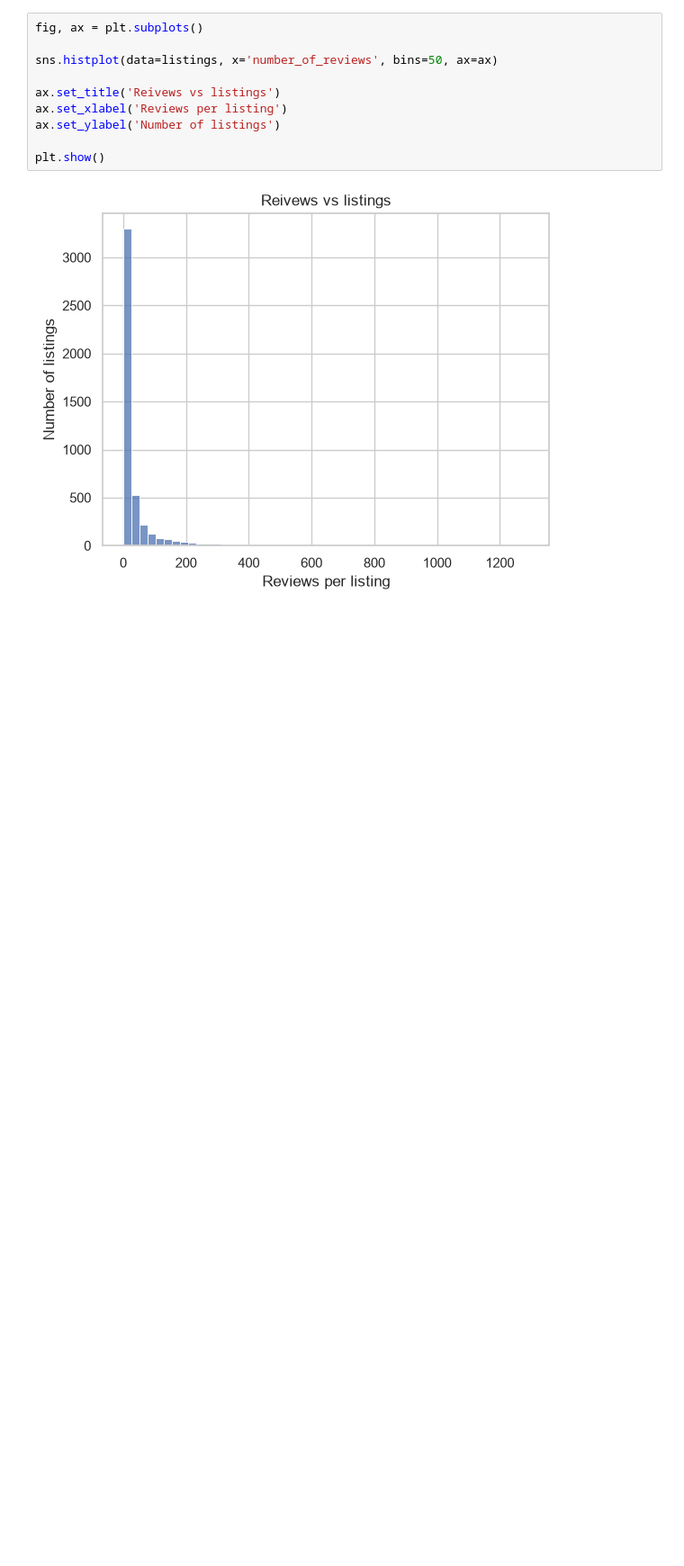
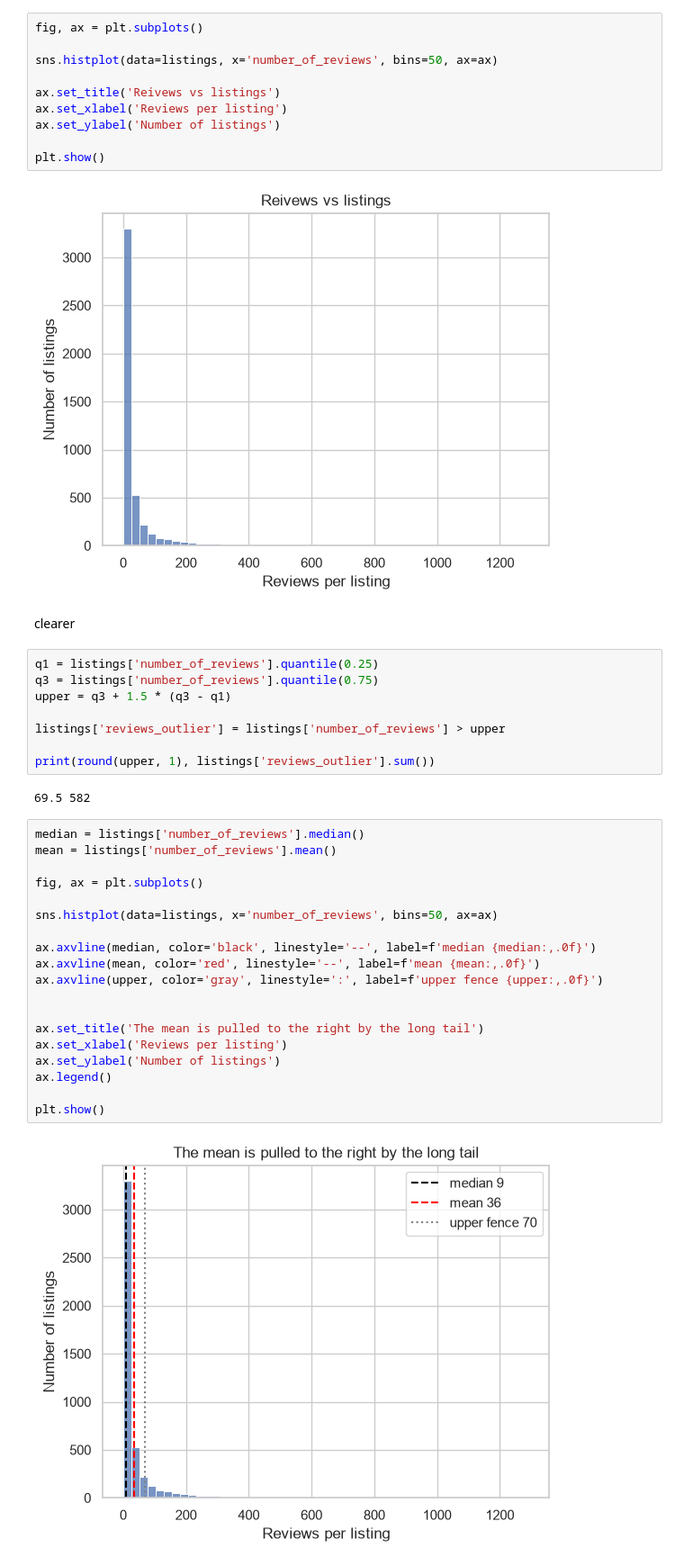
Before and after one commit to MurtazaRafi/Lexicon26, a Jupyter notebook: DataVisualization/lab7.ipynb, the cells around one changed output. Shown at 90% size. Drawn from its saved outputs; the diff is of its cells as text; blank space fills up the shorter version.

```diff
--- a/DataVisualization/lab7.ipynb
+++ b/DataVisualization/lab7.ipynb
@@ -34,3 +34,36 @@ ax.set_ylabel('Number of listings')
 plt.show()
 # %% [output]
 [figure]
+# %% [markdown]
+clearer
+# %%
+q1 = listings['number_of_reviews'].quantile(0.25)
+q3 = listings['number_of_reviews'].quantile(0.75)
+upper = q3 + 1.5 * (q3 - q1)
+
+listings['reviews_outlier'] = listings['number_of_reviews'] > upper
+
+print(round(upper, 1), listings['reviews_outlier'].sum())
+# %% [output]
+69.5 582
+# %%
+median = listings['number_of_reviews'].median()
+mean = listings['number_of_reviews'].mean()
+
+fig, ax = plt.subplots()
+
+sns.histplot(data=listings, x='number_of_reviews', bins=50, ax=ax)
+
+ax.axvline(median, color='black', linestyle='--', label=f'median {median:,.0f}')
+ax.axvline(mean, color='red', linestyle='--', label=f'mean {mean:,.0f}')
+ax.axvline(upper, color='gray', linestyle=':', label=f'upper fence {upper:,.0f}')
+
+
+ax.set_title('The mean is pulled to the right by the long tail')
+ax.set_xlabel('Reviews per listing')
+ax.set_ylabel('Number of listings')
+ax.legend()
+
+plt.show()
+# %% [output]
+[figure, added]
```
